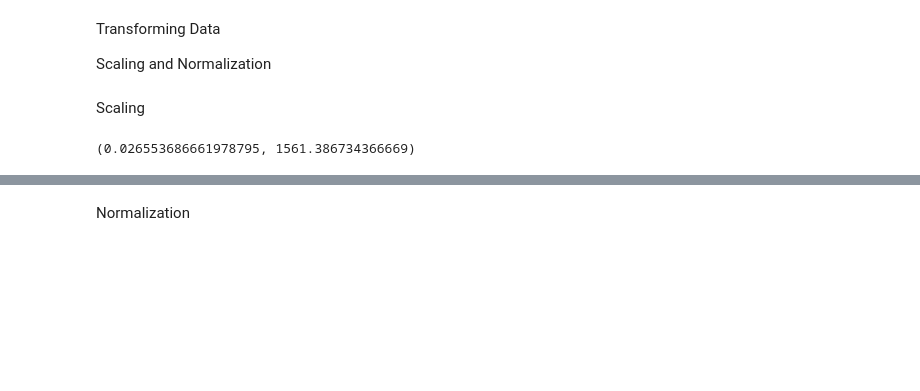
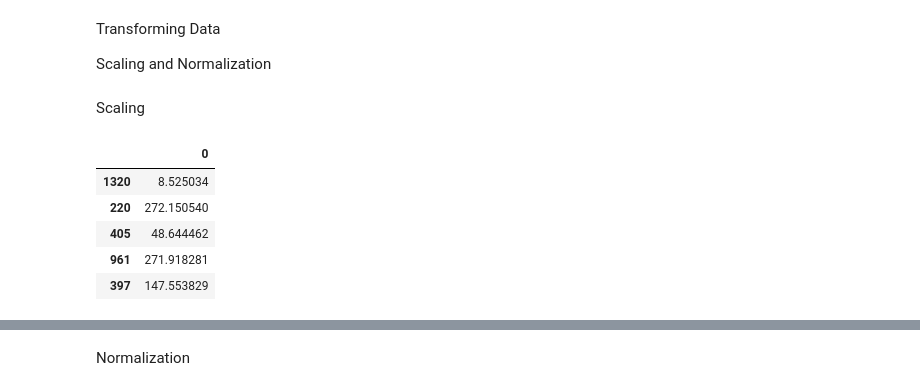
Before and after one commit to brook1167/week_1_telecom_analysis, a Jupyter notebook: notebook/clean_and_data_exploration.ipynb, the cells around one changed output, grey strips where cells are left out. Cells and saved outputs as stored; diff of their text form; code cells hidden in the pictures; blank space fills up the shorter version.

```diff
--- a/notebook/clean_and_data_exploration.ipynb
+++ b/notebook/clean_and_data_exploration.ipynb
@@ -279,8 +236,20 @@ Transforming Data
 Scaling and Normalization
 # %% [markdown]
 Scaling
-# %%
-original_data[0].min(), original_data[0].max()
-# %% [output]
-(0.026553686661978795, 1561.386734366669)
+# %%
+from sklearn.preprocessing import MinMaxScaler
+
+minmax_scaler = MinMaxScaler()
+
+# generate 1000 data points randomly drawn from an exponential distribution
+original_data = pd.DataFrame(np.random.exponential(200, size=2000))
+
+original_data.sample(5)
+# %% [output]
+|  | 0 |
+| 1320 | 8.525034 |
+| 220 | 272.150540 |
+| 405 | 48.644462 |
+| 961 | 271.918281 |
+| 397 | 147.553829 |
 # %%
```
Also changed, not shown: parts of 9 cells of this notebook, 3 other files.
